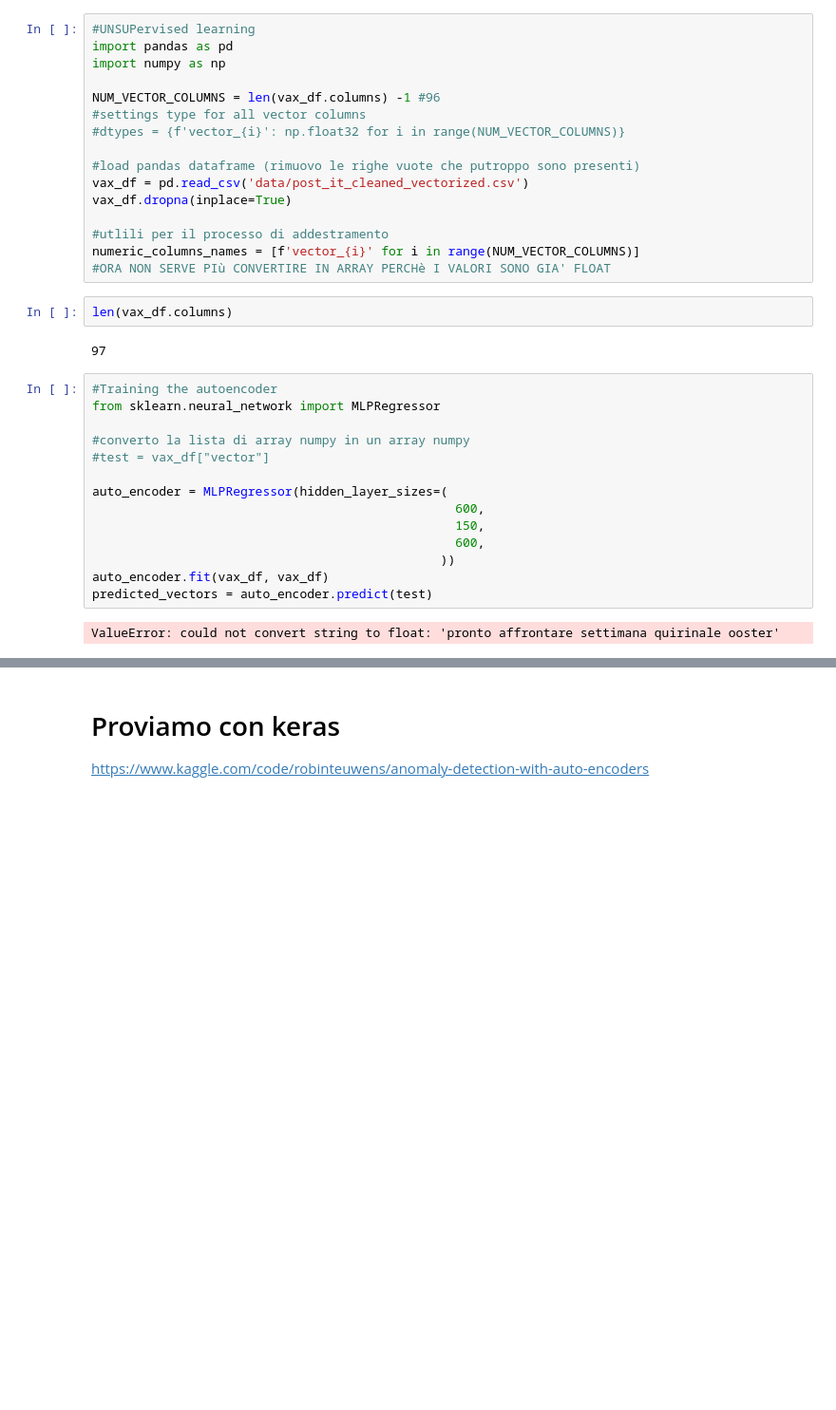
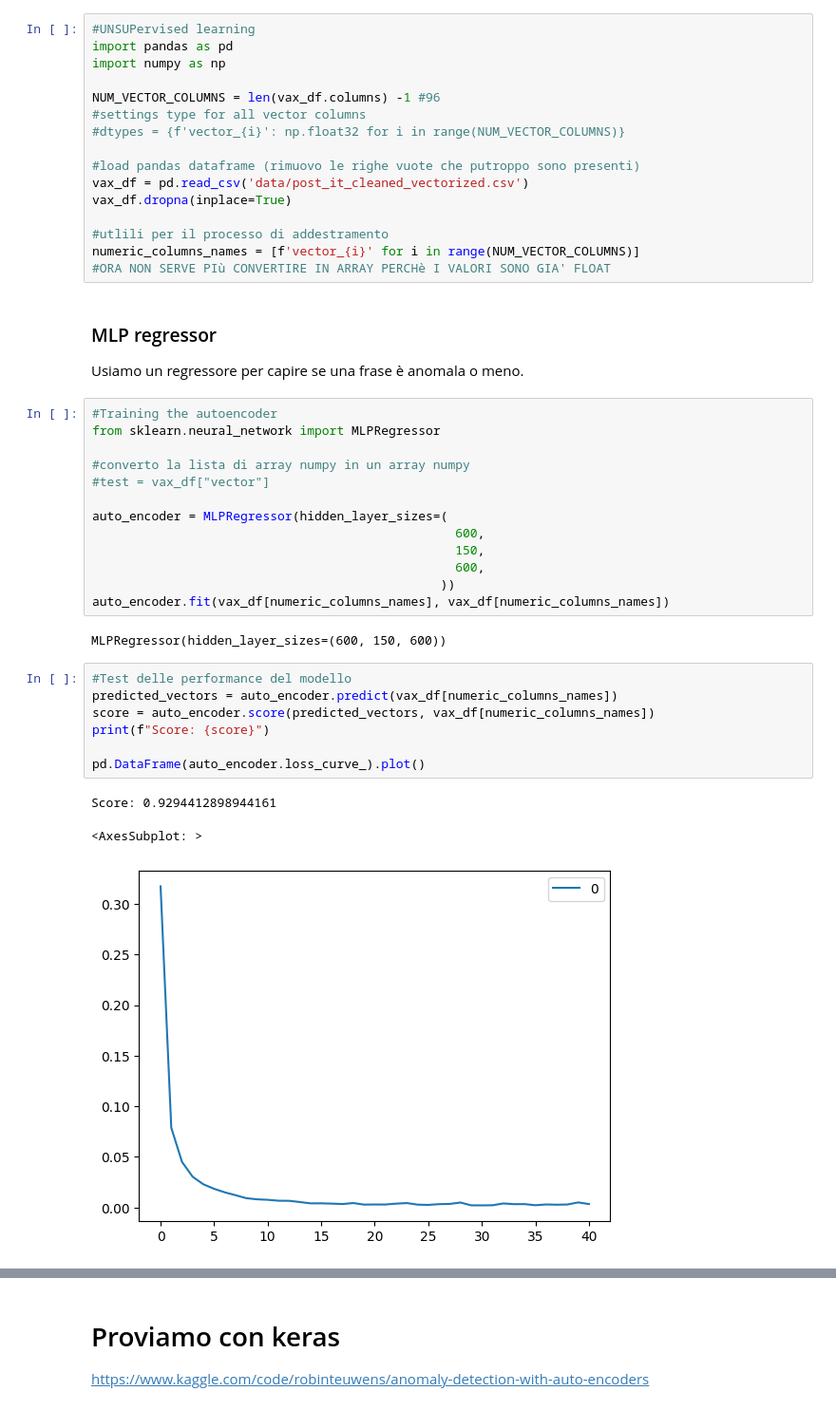
Before and after one commit to bovaristEliza/AE-GuANto, a Jupyter notebook: spacy-autoenc.ipynb, the cells around one changed output, grey strips where cells are left out. Shown at 95% size. Cells and saved outputs as stored; diff of their text form; blank space fills up the shorter version.

```diff
--- a/spacy-autoenc.ipynb
+++ b/spacy-autoenc.ipynb
@@ -152,10 +150,10 @@ vax_df.dropna(inplace=True)
 #utlili per il processo di addestramento
 numeric_columns_names = [f'vector_{i}' for i in range(NUM_VECTOR_COLUMNS)]
 #ORA NON SERVE PIù CONVERTIRE IN ARRAY PERCHè I VALORI SONO GIA' FLOAT
-# %%
-len(vax_df.columns)
-# %% [output]
-97
+# %% [markdown]
+### MLP regressor
+
+Usiamo un regressore per capire se una frase è anomala o meno.
 # %%
 #Training the autoencoder
 from sklearn.neural_network import MLPRegressor
@@ -168,7 +166,17 @@ auto_encoder = MLPRegressor(hidden_layer_sizes=(
                                                  150,
                                                  600,
                                                ))
-auto_encoder.fit(vax_df, vax_df)
-predicted_vectors = auto_encoder.predict(test)
+auto_encoder.fit(vax_df[numeric_columns_names], vax_df[numeric_columns_names])
 # %% [output]
-ValueError: could not convert string to float: 'pronto affrontare settimana quirinale ooster'
+MLPRegressor(hidden_layer_sizes=(600, 150, 600))
+# %%
+#Test delle performance del modello
+predicted_vectors = auto_encoder.predict(vax_df[numeric_columns_names])
+score = auto_encoder.score(predicted_vectors, vax_df[numeric_columns_names])
+print(f"Score: {score}")
+
+pd.DataFrame(auto_encoder.loss_curve_).plot()
+# %% [output]
+Score: 0.9294412898944161
+<AxesSubplot: >
+[figure, added]
```
Also changed, not shown: parts of 7 cells of this notebook.
